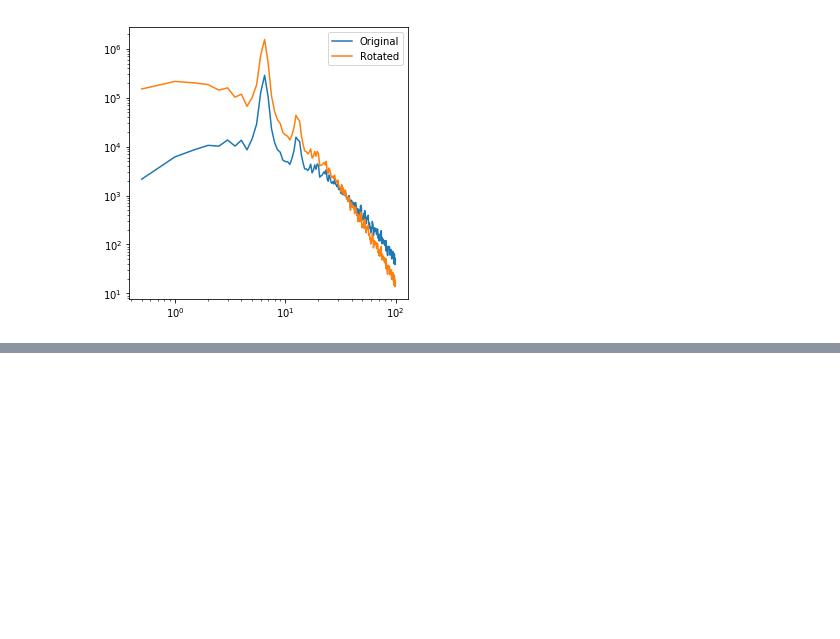
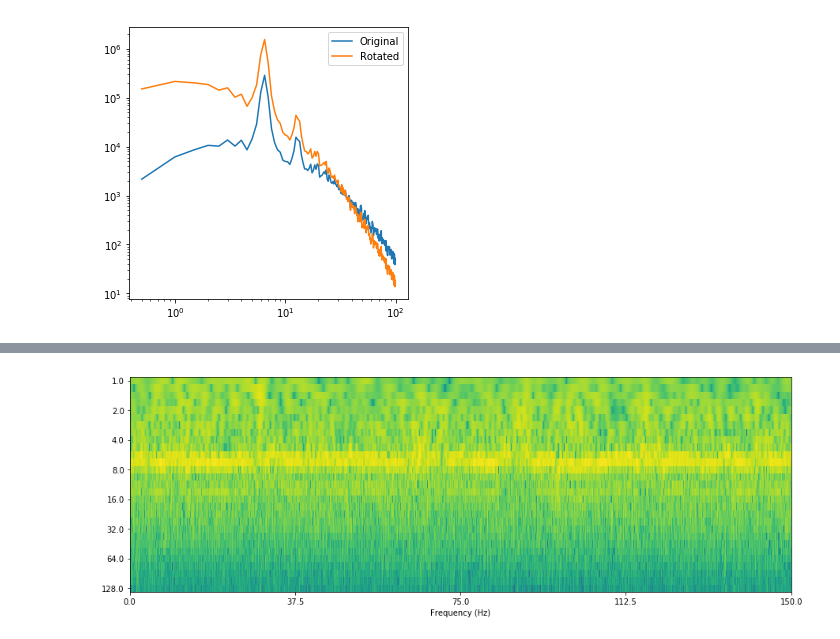
Before and after one commit to neurodsp-tools/neurodsp, a Jupyter notebook: tutorials/4-SpectralAnalysis.ipynb, the cells around one changed output, grey strips where cells are left out. Cells and saved outputs as stored; diff of their text form; code cells hidden in the pictures; blank space fills up the shorter version.

```diff
--- a/tutorials/4-SpectralAnalysis.ipynb
+++ b/tutorials/4-SpectralAnalysis.ipynb
@@ -139,0 +145,12 @@ plt.legend()
+# %%
+morlet_freqs = np.logspace(0,7,29, base=2)
+mwt = spectral.morlet_transform(x, morlet_freqs ,fs)
+
+plt.figure(figsize=(15,5))
+plt.imshow(np.log10(np.abs(mwt)**2).T, aspect='auto')
+plt.yticks(range(len(morlet_freqs))[::4], morlet_freqs[::4])
+plt.xticks(np.linspace(0,len(t),5),np.linspace(0,len(t),5)/fs)
+plt.xlabel('Time (s)')
+plt.xlabel('Frequency (Hz)');
+# %% [output]
+[figure, added]
```
Also changed, not shown: parts of 14 cells of this notebook, 3 other files.
